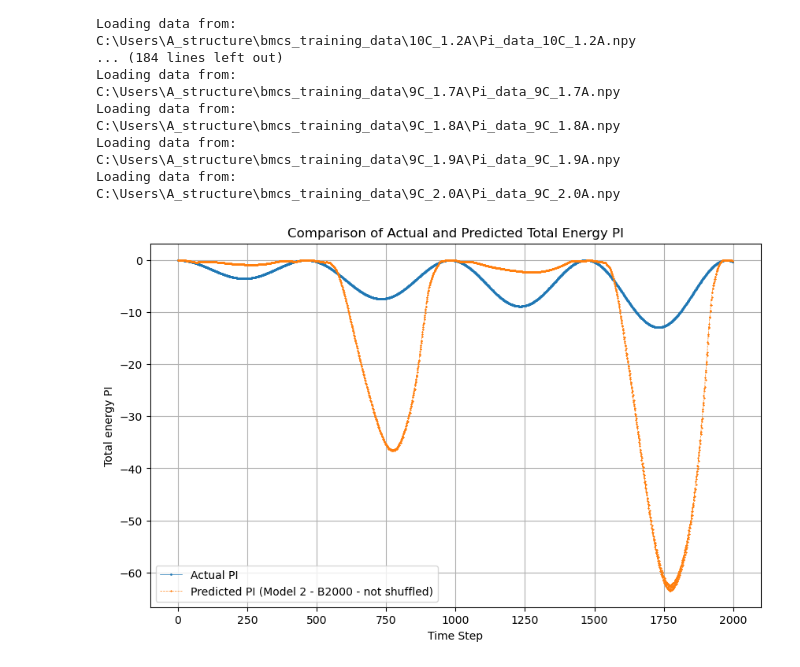
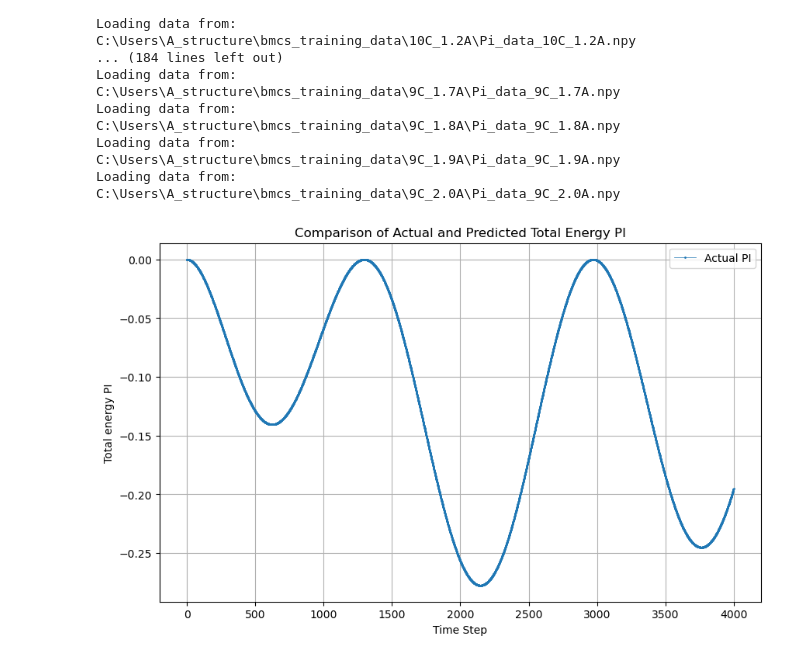
Before and after one commit to bmcs-group/bmcs_ml, a Jupyter notebook: bmcs_ml/ml_pi_predictor/prediction_check_3.ipynb, the cells around one changed output. Cells and saved outputs as stored; diff of their text form; code cells hidden in the pictures.

```diff
--- a/bmcs_ml/ml_pi_predictor/prediction_check_3.ipynb
+++ b/bmcs_ml/ml_pi_predictor/prediction_check_3.ipynb
@@ -42,7 +42,7 @@ sample_data_1 = np.load(sample_data_1_path)
 sample_data_2 = np.load(sample_data_2_path)
 # %%
 # Load sample data
-sample_data = sample_data_1
+sample_data = sample_data_2
 
 eps_t = sample_data[:, 0]
 dd_eps_t = sample_data[:, 1]
@@ -57,50 +57,71 @@ std = dataset.std
 device = torch.device("cuda" if torch.cuda.is_available() else "cpu")
 
 # Load models
-# model_1 = VE_TimeIntegrationPredictor().to(device)
-# model_1.load_state_dict(torch.load("ve_pi_p_e100_b2000_false.pth", map_location=device))
-# model_1.eval()
+model_1 = VE_TimeIntegrationPredictor().to(device)
+model_1.load_state_dict(torch.load("ve_pi_p_e100_b2000_false_.pth", map_location=device))
+model_1.eval()
 
 model_2 = VE_TimeIntegrationPredictor().to(device)
-model_2.load_state_dict(torch.load("ve_pi_p_e100_b2000_true.pth", map_location=device))
+model_2.load_state_dict(torch.load("ve_pi_p_e100_b2000_true_.pth", map_location=device))
 model_2.eval()
+
+model_3 = VE_TimeIntegrationPredictor().to(device)
+model_3.load_state_dict(torch.load("ve_pi_p_e100_b100_false_.pth", map_location=device))
+model_3.eval()
+
+model_4 = VE_TimeIntegrationPredictor().to(device)
+model_4.load_state_dict(torch.load("ve_pi_p_e100_b100_true_.pth", map_location=device))
+model_4.eval()
 
 
 # Initialize lists for predictions
 predictions_1 = []
 predictions_2 = []
+predictions_3 = []
+predictions_4 = []
+
 
 # Iterate through each data point
 for i in range(len(eps_t)):
     input_vector = np.array([[eps_t[i], dd_eps_t[i], eps_v_t[i], d_t[i]]])
     input_normalized = (input_vector - mean) / std
     input_tensor = torch.tensor(input_normalized, dtype=torch.float32).to(device)
 
     with torch.no_grad():
-        # pred_1 = model_1(input_tensor).cpu().numpy().flatten()[0]
+        pred_1 = model_1(input_tensor).cpu().numpy().flatten()[0]
         pred_2 = model_2(input_tensor).cpu().numpy().flatten()[0]
-    # predictions_1.append(pred_1)
+        pred_3 = model_3(input_tensor).cpu().numpy().flatten()[0]
+        pred_4 = model_4(input_tensor).cpu().numpy().flatten()[0]
+
+    predictions_1.append(pred_1)
     predictions_2.append(pred_2)
+    predictions_3.append(pred_3)
+    predictions_4.append(pred_4)
 
 
 # Convert lists to numpy arrays
-# predictions_1 = np.array(predictions_1)
+predictions_1 = np.array(predictions_1)
 predictions_2 = np.array(predictions_2)
+predictions_3 = np.array(predictions_3)
+predictions_4 = np.array(predictions_4)
 
 
 # Plot results
 plt.figure(figsize=(10, 6))
 plt.plot(pi_n1, label='Actual PI', linestyle='-', marker='o', markersize=1, linewidth=0.5)
-# plt.plot(predictions_1 - predictions_1[0], label='Predicted PI (Model 1 - B2000 - shuffled)', linestyle='--', marker='x', markersize=1, linewidth=0.5)
-plt.plot(predictions_2 - predictions_2[0], label='Predicted PI (Model 2 - B2000 - not shuffled)', linestyle='--', marker='x', markersize=1, linewidth=0.5)
+# plt.plot(predictions_1 - predictions_1[0] , label='Predicted PI (Model 1 - E100, B2000 - not shuffled)', linestyle='--', marker='x', markersize=1, linewidth=0.5)
+# plt.plot(predictions_2 - predictions_2[0], label='Predicted PI (Model 2 - E100, B2000 - shuffled)', linestyle='--', marker='x', markersize=1, linewidth=0.5)
+# plt.plot(predictions_3 - predictions_3[0], label='Predicted PI (Model 3 - E100, B100 - not shuffled)', linestyle='--', marker='x', markersize=1, linewidth=0.5)
+# plt.plot(predictions_4 - predictions_4[0], label='Predicted PI (Model 4 - E100, B100 - shuffled)', linestyle='--', marker='x', markersize=1, linewidth=0.5)
+
 plt.xlabel("Time Step")
 plt.ylabel("Total energy PI")
 plt.legend()
 plt.title("Comparison of Actual and Predicted Total Energy PI")
 plt.grid()
 plt.show()
 # %% [output]
-[figure, old version]
+[figure, new version]
 # %%
 
 
```
Also changed, not shown: parts of 1 cell of this notebook, 2 other files.
